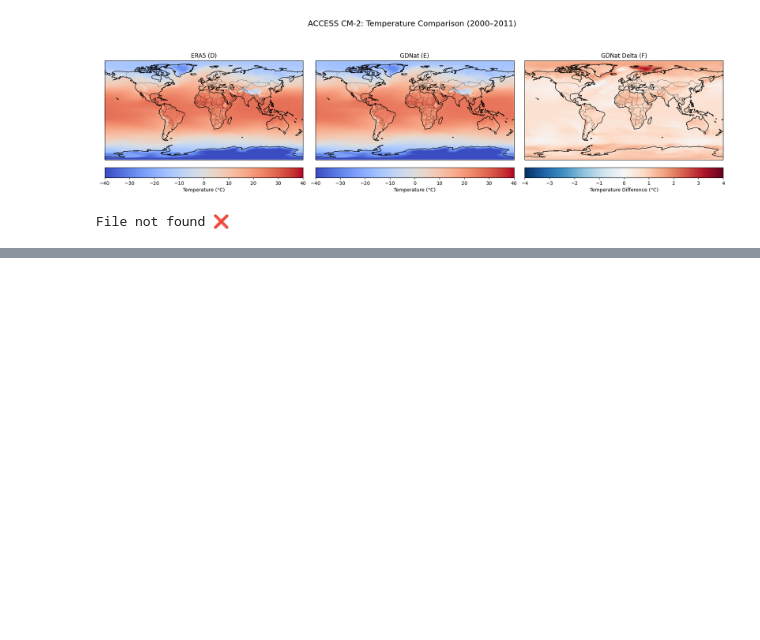
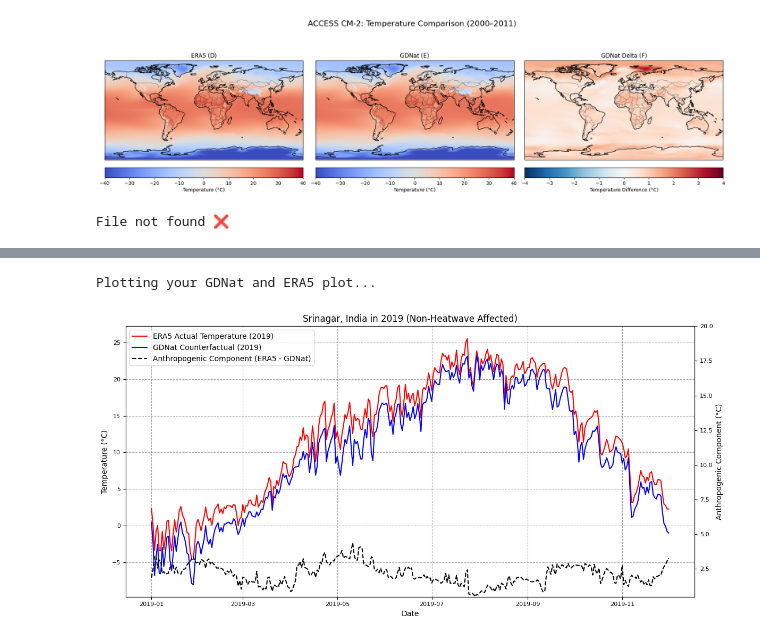
Before and after one commit to yougsanghvi/global_suicide_dummy, a Jupyter notebook: code/gdnat_data_exploration.ipynb, the cells around one changed output, grey strips where cells are left out. Saved outputs shown, nothing was run; the diff lists cells and outputs as text; code cells hidden in the pictures; blank space fills up the shorter version.

```diff
--- a/code/gdnat_data_exploration.ipynb
+++ b/code/gdnat_data_exploration.ipynb
@@ -517,0 +783,14 @@ Attributes: (0)
+# %%
+# full year version
+
+
+plot_heatwave_comparison(
+    location=(34.08, 74.79),  # Srinagar, India
+    heatwave_period=("2019-01-01", "2019-12-01"),
+    plot_range=("2019-01-01", "2019-12-01"),
+    title="Srinagar, India in 2019 (Non-Heatwave Affected)",
+    heatwave=False,
+)
+# %% [output]
+Plotting your GDNat and ERA5 plot...
+[figure, added]
```
Also changed, not shown: parts of 33 cells of this notebook, 4 other files.
